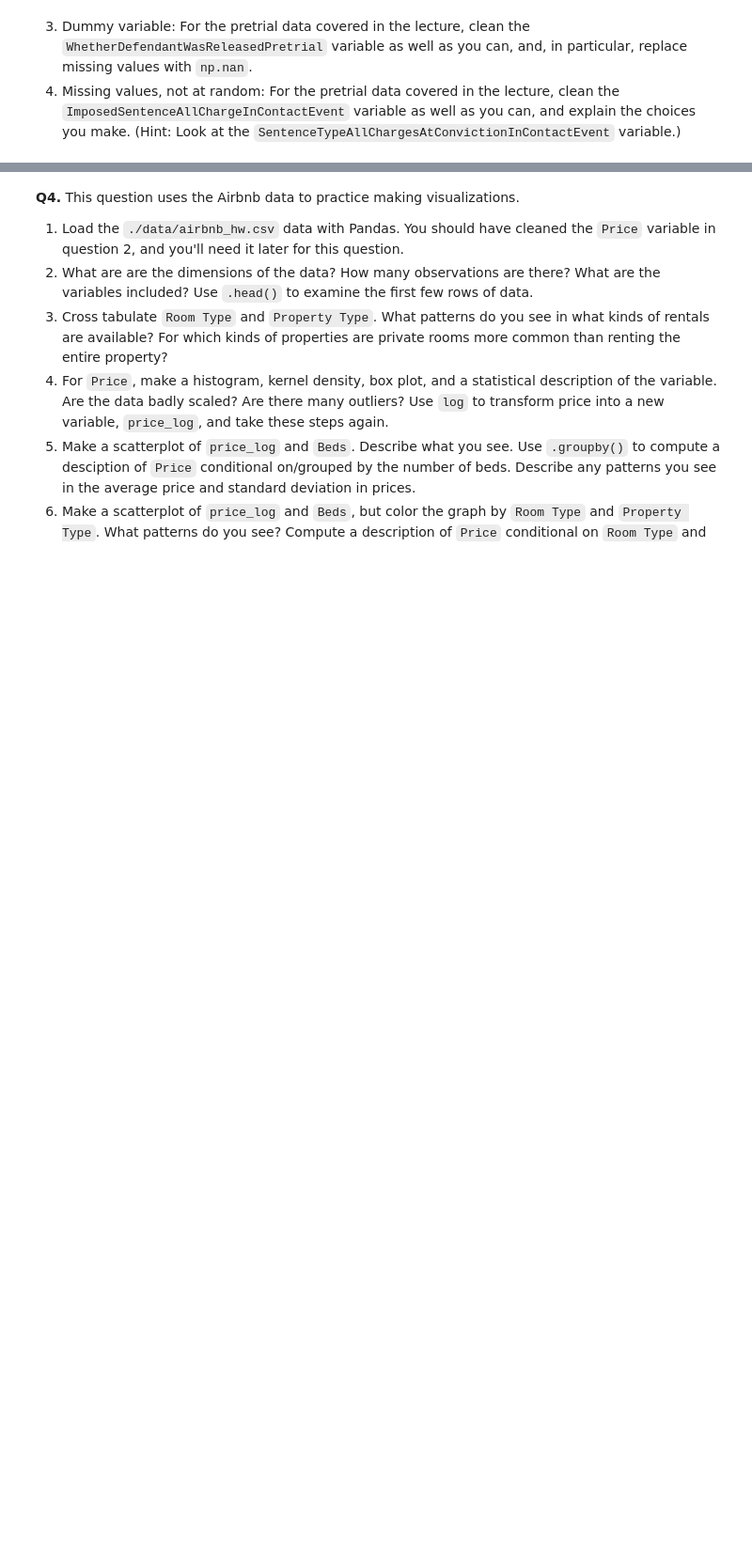
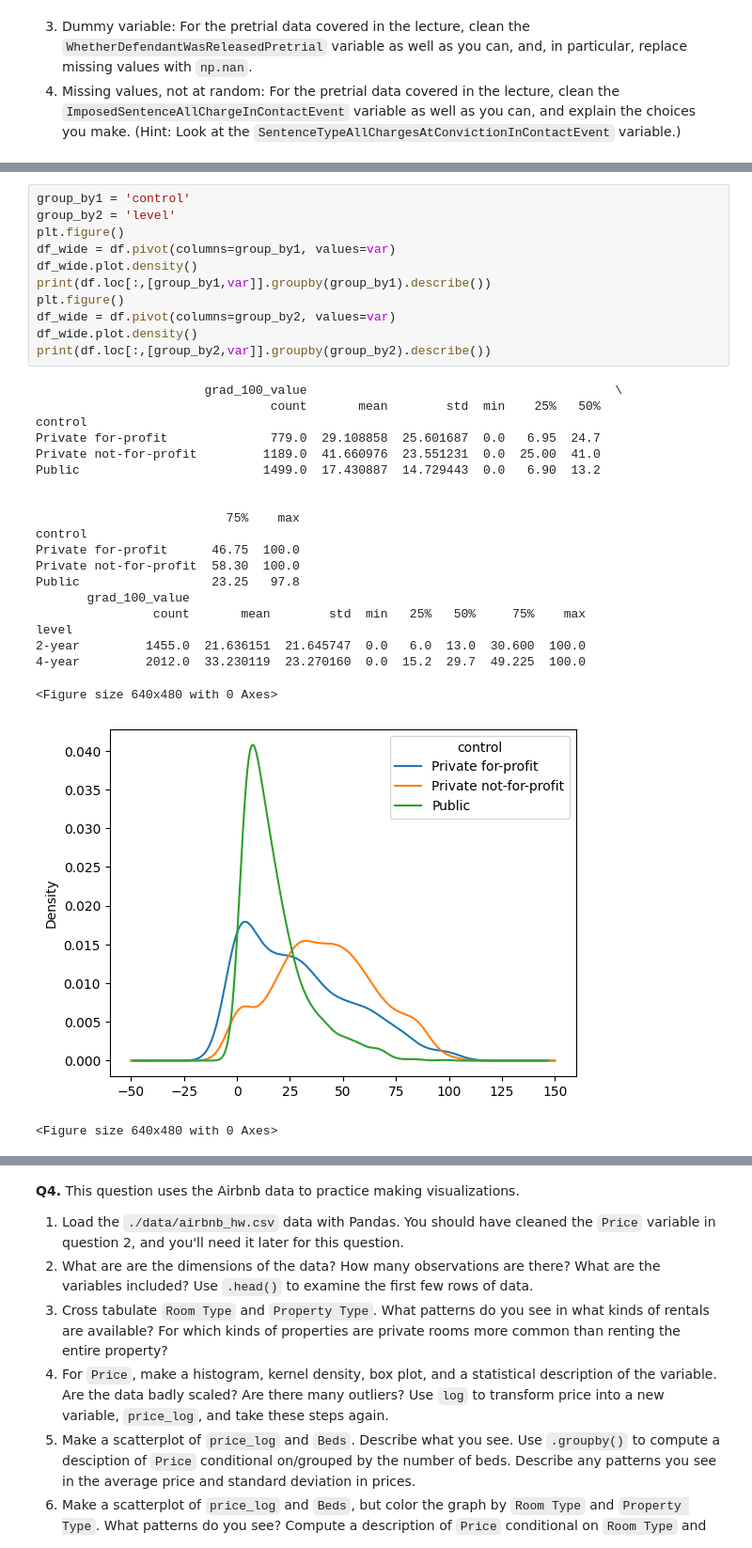
Before and after one commit to amanzanares410/assignment2, a Jupyter notebook: assignment2.ipynb, the cells around one changed output, grey strips where cells are left out. Shown: that part at 94% size. Drawn from its saved outputs; the diff is of its cells as text; blank space fills up the shorter version.

```diff
--- a/assignment2.ipynb
+++ b/assignment2.ipynb
@@ -166,0 +140,33 @@ Standard deviation: 23.312730042196648
+# %%
+group_by1 = 'control'
+group_by2 = 'level'
+plt.figure()
+df_wide = df.pivot(columns=group_by1, values=var)
+df_wide.plot.density()
+print(df.loc[:,[group_by1,var]].groupby(group_by1).describe())
+plt.figure()
+df_wide = df.pivot(columns=group_by2, values=var)
+df_wide.plot.density()
+print(df.loc[:,[group_by2,var]].groupby(group_by2).describe())
+# %% [output]
+                       grad_100_value                                          \
+                                count       mean        std  min    25%   50%
+control
+Private for-profit              779.0  29.108858  25.601687  0.0   6.95  24.7
+Private not-for-profit         1189.0  41.660976  23.551231  0.0  25.00  41.0
+Public                         1499.0  17.430887  14.729443  0.0   6.90  13.2
+
+
+                          75%    max
+control
+Private for-profit      46.75  100.0
+Private not-for-profit  58.30  100.0
+Public                  23.25   97.8
+       grad_100_value
+                count       mean        std  min   25%   50%     75%    max
+level
+2-year         1455.0  21.636151  21.645747  0.0   6.0  13.0  30.600  100.0
+4-year         2012.0  33.230119  23.270160  0.0  15.2  29.7  49.225  100.0
+<Figure size 640x480 with 0 Axes>
+[figure, added]
+<Figure size 640x480 with 0 Axes>
```
Also changed, not shown: parts of 16 cells of this notebook.
